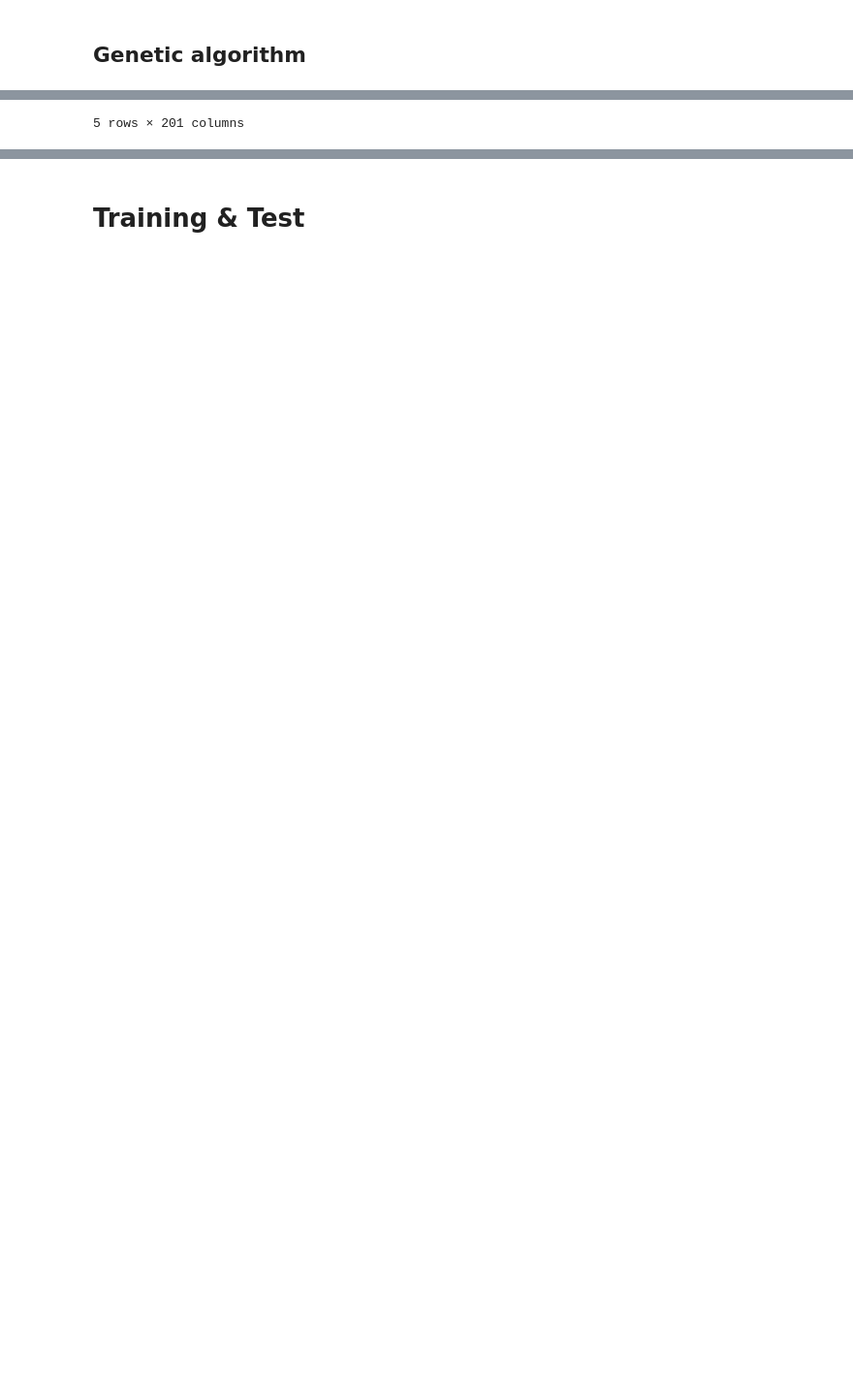
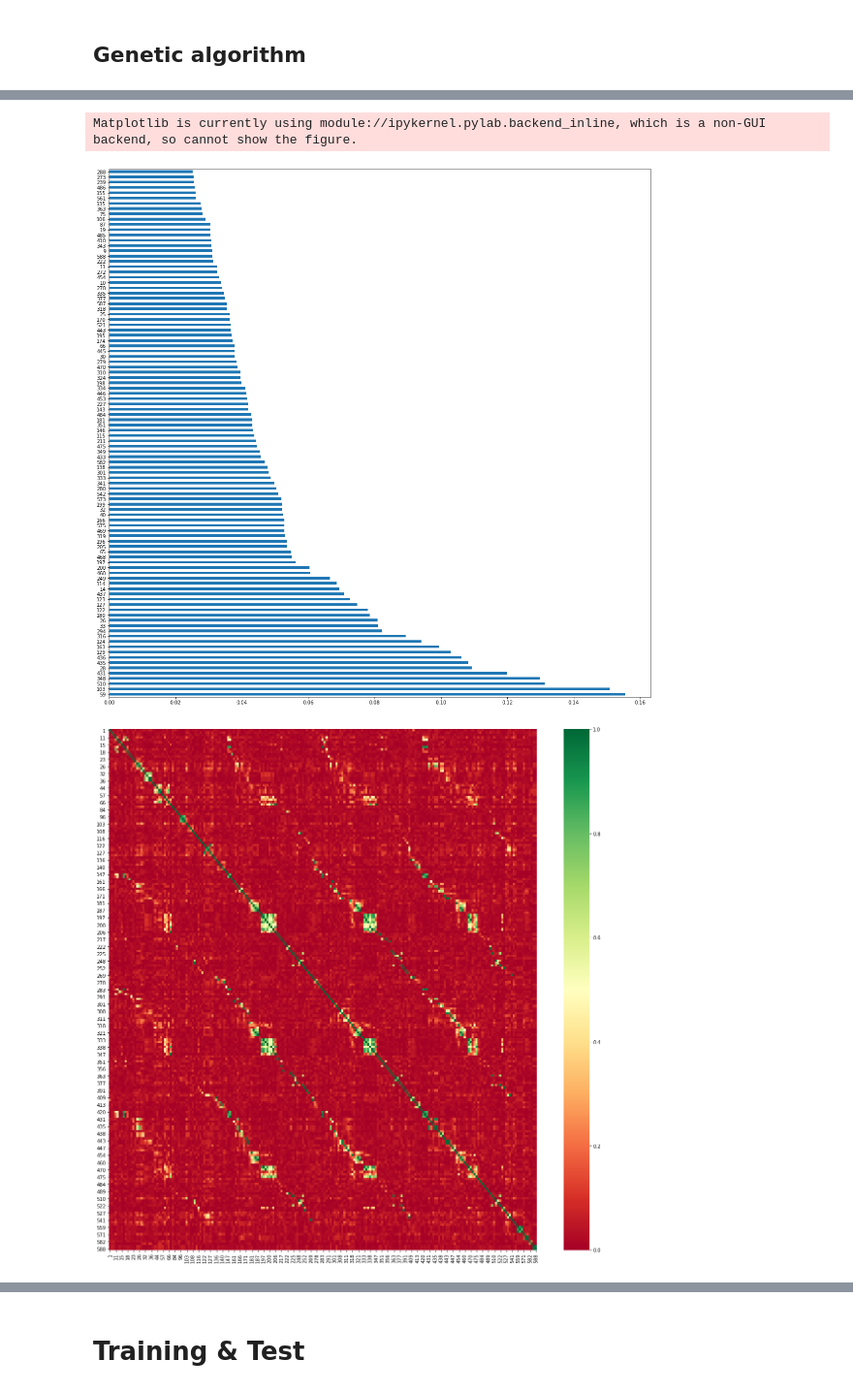
Before and after one commit to dzakybd/edge-ai, a Jupyter notebook: edge_ai.ipynb, the cells around one changed output, grey strips where cells are left out. Shown at 97% size. Cells and saved outputs as stored; diff of their text form; code cells hidden in the pictures; blank space fills up the shorter version.

```diff
--- a/edge_ai.ipynb
+++ b/edge_ai.ipynb
@@ -169,4 +160,9 @@ data_norm.head()
 # %%
-data_prepro = data_norm
+if not load_saved_data:
+    data_prepro = data_norm
+    data_prepro.to_pickle('data_preprocessed.pkl')
+else:
+    data_prepro = pd.read_pickle('data_preprocessed.pkl')
+
 x_all = data_prepro.iloc[:, :-1]
 y_all = data_prepro.iloc[:, -1]
@@ -247,10 +330,9 @@ class CLFS(BinaryProblem):
 
         # calculate latency scale
         latency_scale = 0
-#         for j in feats:
-#             latency_scale += self.latency[j]
-#         latency_scale = latency_scale/len(feats)
-
+        for j in feats:
+            latency_scale += float(self.latency.iloc[int(j)])
+        latency_scale = latency_scale/len(feats)
 
         fitness = (weights[0]*label_corr) + (weights[1]*feat_corr) + (weights[2]*latency_scale)
 
@@ -308,0 +381,18 @@ Computing time: 59.49071717262268
+# %%
+weights = [0.3, 0.3, 0.3]
+
+if not load_saved_data:
+    variables_edge = clfs_ga(corrmat, scaled_edge_latency, x_all.columns, weights, 'edge')
+
+    with open('variables_edge.pkl', 'wb') as filename:
+        pickle.dump(variables_edge, filename)
+
+    variables_cloud = clfs_ga(corrmat, scaled_cloud_latency, x_all.columns, weights, 'cloud')
+    with open('variables_cloud.pkl', 'wb') as filename:
+        pickle.dump(variables_cloud, filename)
+
+else:
+    with open('variables_edge.pkl', 'rb') as pickle_file:
+        variables_edge = pickle.load(pickle_file)
+    with open('variables_cloud.pkl', 'rb') as pickle_file:
+        variables_cloud = pickle.load(pickle_file)
@@ -309,6 +440,8 @@ Computing time: 59.49071717262268
 # %%
-sel_variables = [str(i) for i in variables]
-sel_variables.append('Fault')
-sel_data = data_prepro.loc[:, sel_variables]
-sel_data.head()
+sel_variables_edge = [str(i) for i in variables_edge]
+sel_variables_edge.append('Fault')
+sel_data_edge = data_prepro.loc[:, sel_variables_edge]
+
+sel_corrmat_edge = abs(sel_data_edge.corr())
+correlation_function(sel_corrmat_edge, 'sel_edge')
 # %% [output]
@@ -321 +448,3 @@ sel_data.head()
-5 rows × 201 columns
+Matplotlib is currently using module://ipykernel.pylab.backend_inline, which is a non-GUI backend, so cannot show the figure.
+[figure, added]
+[figure, added]
```
Also changed, not shown: parts of 54 cells of this notebook, 52 other files.
